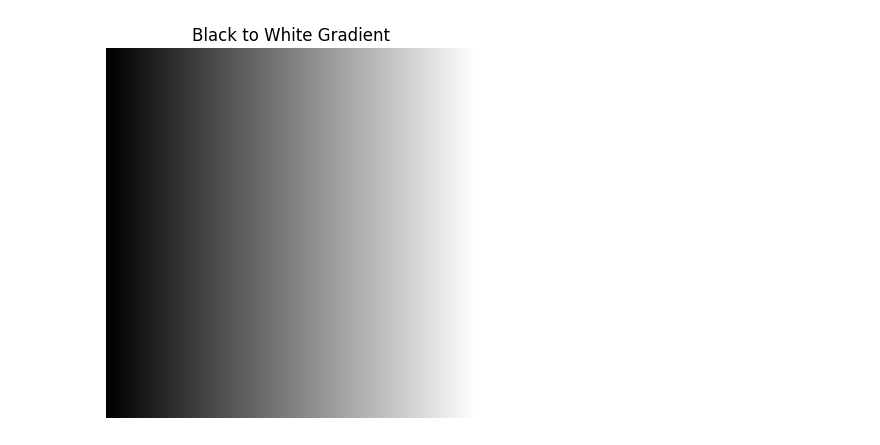
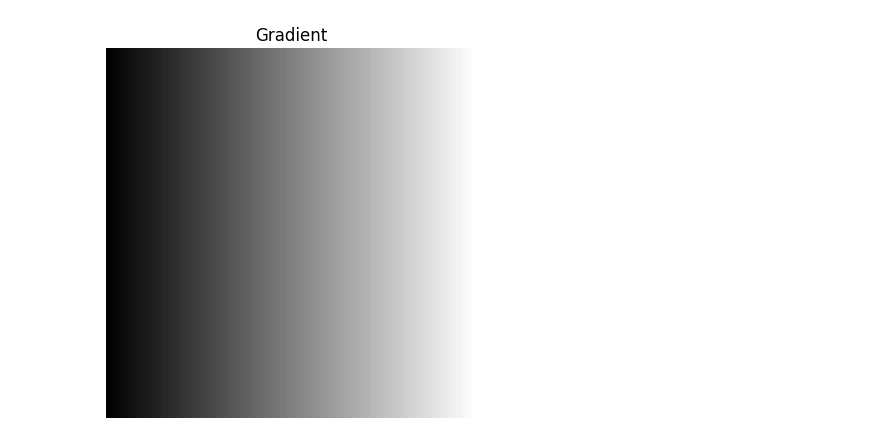
Before and after one commit to Hung000anh/Image-Processing-Assignments, a Jupyter notebook: Gradient.ipynb, the cells around one changed output. Drawn from its saved outputs; the diff is of its cells as text; code cells hidden in the pictures.

```diff
--- a/Gradient.ipynb
+++ b/Gradient.ipynb
@@ -4,19 +4,24 @@ import numpy as np
 import cv2
 import matplotlib.pyplot as plt
 # %%
-# Kích thước của hình ảnh (chiều cao, chiều rộng)
-height, width = 300, 300
+#Hàm tạo gradient
+def create_and_show_gradient_image(height, width):
+    # Tạo một mảng numpy với kích thước chứa giá trị từ 0 đến 255
+    gradient = np.linspace(0, 255, width, dtype=np.uint8)
 
-# Tạo một mảng numpy với kích thước chứa giá trị từ 0 đến 255
-gradient = np.linspace(0, 255, width, dtype=np.uint8)
+    # Sao chép gradient để tạo ra hình ảnh có nhiều hàng
+    image = np.tile(gradient, (height, 1))
 
-# Sao chép gradient để tạo ra hình ảnh có nhiều hàng
-image = np.tile(gradient, (height, 1))
+    # Hiển thị hình ảnh với Matplotlib
+    plt.imshow(image, cmap='gray')
+    plt.title("Gradient")
+    plt.axis('off')
 
-# Hiển thị hình ảnh với Matplotlib
-plt.imshow(image, cmap='gray')
-plt.title("Black to White Gradient")
-plt.axis('off')
-plt.show()
+# Đặt giá trị chiều cao và chiều rộng của ảnh
+height = 300
+width = 300
+
+# Gọi hàm để tạo và hiển thị ảnh gradient
+create_and_show_gradient_image(height, width)
 # %% [output]
-[figure, old version]
+[figure, new version]
```
Also changed, not shown: parts of 1 cell of this notebook, 2 other files.
